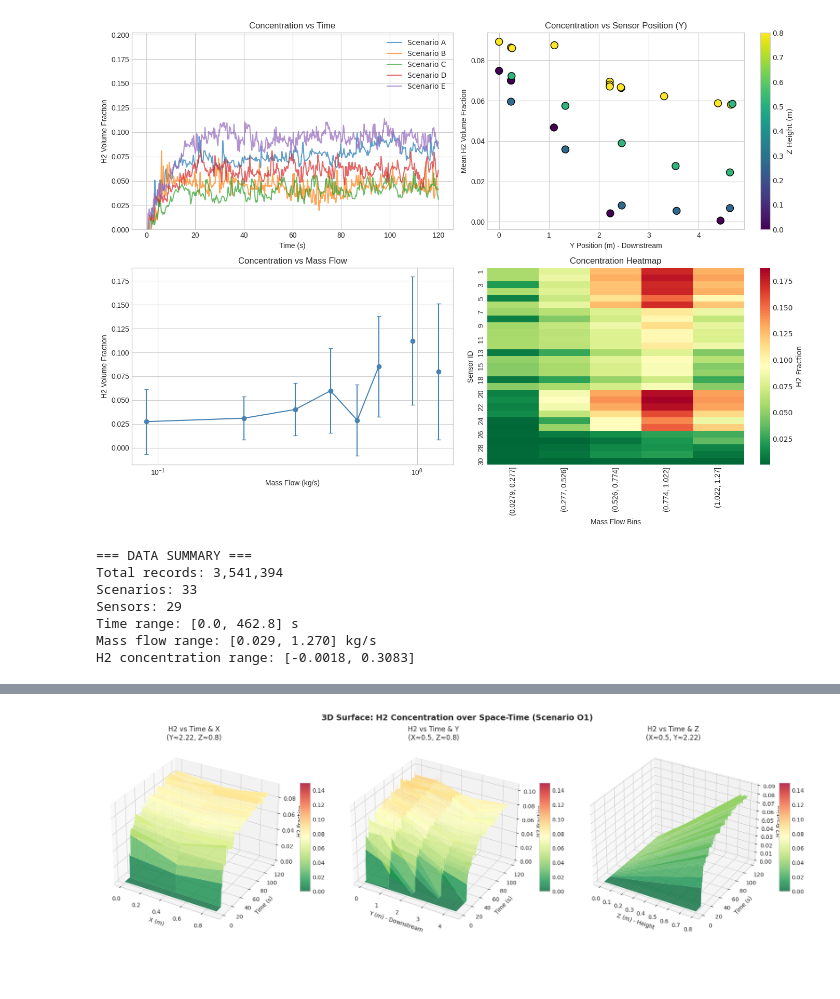
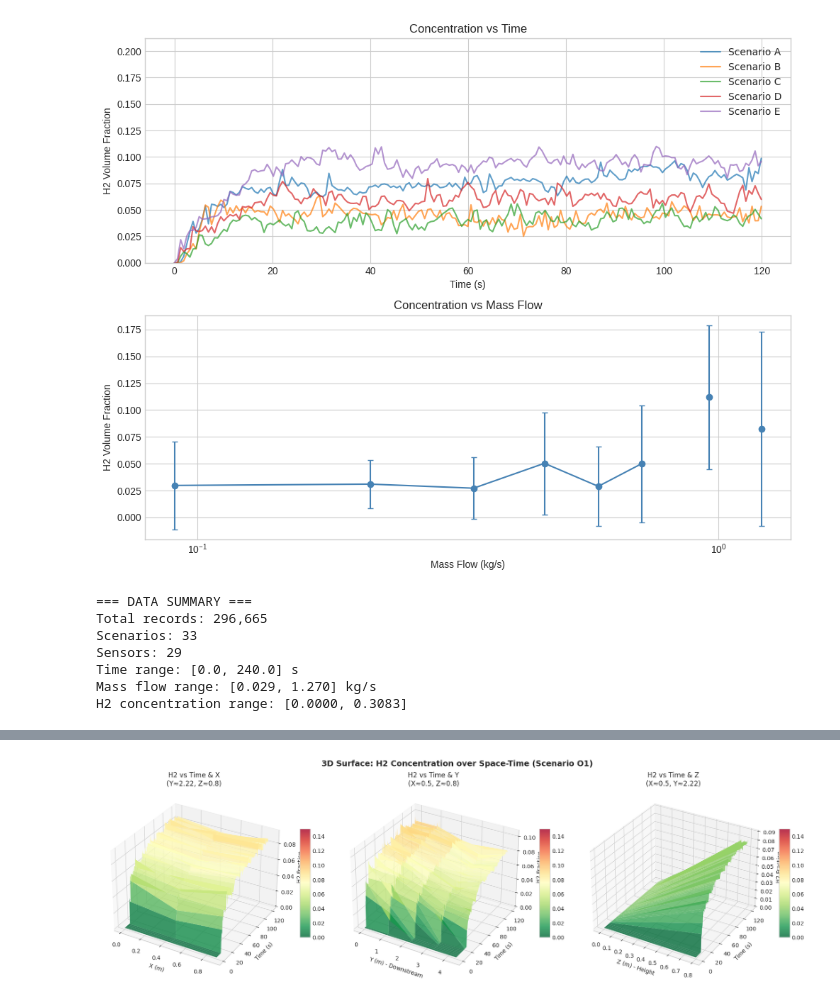
Before and after one commit to nicmig/H2-dispersion-model, a Jupyter notebook: data_analysis.ipynb, the cells around one changed output, grey strips where cells are left out. Saved outputs shown, nothing was run; the diff lists cells and outputs as text; code cells hidden in the pictures; blank space fills up the shorter version.

```diff
--- a/data_analysis.ipynb
+++ b/data_analysis.ipynb
@@ -45,0 +73,20 @@ plt.show()
+# %%
+# CFD scenario histograms
+fig, axes = plt.subplots(2, 5, figsize=(20, 8))
+axes = axes.flatten()
+
+cfd_scenarios = ['A', 'B', 'C', 'D', 'E', 'F', 'G', 'H', 'O1', 'O2']
+
+for idx, scenario in enumerate(cfd_scenarios):
+    ax = axes[idx]
+    df_scenario = df[(df['source'] == 'cfd') & (df['scenario'] == scenario)]
+    log_h2 = np.log(df_scenario['h2_volume_fraction'] + 1e-8)
+
+    ax.hist(log_h2, bins=50, alpha=0.7, edgecolor='black')
+    ax.set_title(f'CFD Scenario {scenario}\n(n={len(df_scenario)}, max={log_h2.max():.3f})')
+    ax.set_xlabel('H2 Volume Fraction')
+    ax.set_ylabel('Count')
+
+plt.tight_layout()
+plt.savefig(data_dir / 'cfd_histograms.png', dpi=150)
+plt.show()
@@ -143,11 +188,11 @@ plt.show()
 # %%
 # Set style
 plt.style.use('seaborn-v0_8-whitegrid')
-fig, axes = plt.subplots(2, 2, figsize=(14, 10))
+fig, axes = plt.subplots(2, 1, figsize=(10, 8))
 # Fix font for H2 subscript
 plt.rcParams['font.family'] = 'DejaVu Sans'
 # 1. Concentration over Time
-ax1 = axes[0, 0]
+ax1 = axes[0]
 for scenario in df['scenario'].unique()[:5]:  # Plot first 5 scenarios
     df_scen = df[df['scenario'] == scenario]
     # Sample one sensor per scenario
@@ -155,66 +200,43 @@ for scenario in df['scenario'].unique()[:5]:  # Plot first 5 scenarios
     df_sensor = df_scen[df_scen['sensor_id'] == sensor]
     ax1.plot(df_sensor['time'], df_sensor['h2_volume_fraction'],
              label=f'Scenario {scenario}', alpha=0.7)
 ax1.set_xlabel('Time (s)')
 ax1.set_ylabel('H2 Volume Fraction')  # Fixed: no subscript
 ax1.set_title('Concentration vs Time')
 ax1.legend()
 ax1.set_ylim(0, df['h2_volume_fraction'].quantile(0.99))
-# 2. Concentration over Sensor Positions (Y-axis, downstream)
-ax2 = axes[0, 1]
-# Get unique sensor positions
-sensor_pos = df[['sensor_id', 'x', 'y', 'z']].drop_duplicates().set_index('sensor_id')
-# Average concentration per sensor across all scenarios/times
-sensor_conc = df.groupby('sensor_id')['h2_volume_fraction'].mean()
-sensor_pos['conc'] = sensor_conc
-scatter = ax2.scatter(sensor_pos['y'], sensor_pos['conc'],
-                     c=sensor_pos['z'], cmap='viridis', s=100, edgecolors='black')
-ax2.set_xlabel('Y Position (m) - Downstream')
-ax2.set_ylabel('Mean H2 Volume Fraction')  # Fixed: no subscript
-ax2.set_title('Concentration vs Sensor Position (Y)')
-plt.colorbar(scatter, ax=ax2, label='Z Height (m)')
+
+
 # 3. Concentration over Mass Flow
-ax3 = axes[1, 0]
+ax3 = axes[1]
 # Bin mass flow for cleaner visualization
 df['mass_flow_bin'] = pd.cut(df['mass_flow'], bins=10)
 massflow_conc = df.groupby('mass_flow_bin', observed=False)['h2_volume_fraction'].agg(['mean', 'std'])
 massflow_centers = [interval.mid for interval in massflow_conc.index]
 ax3.errorbar(massflow_centers, massflow_conc['mean'], yerr=massflow_conc['std'],
             fmt='o-', capsize=3, color='steelblue')
 ax3.set_xlabel('Mass Flow (kg/s)')
-ax3.set_ylabel('H2 Volume Fraction')  # Fixed: no subscript
+ax3.set_ylabel('H2 Volume Fraction')
 ax3.set_title('Concentration vs Mass Flow')
 ax3.set_xscale('log')
-# 4. Heatmap: Concentration by Sensor and Mass Flow
-ax4 = axes[1, 1]
-pivot_data = df.pivot_table(
-    values='h2_volume_fraction',
-    index='sensor_id',
-    columns=pd.cut(df['mass_flow'], bins=5),
-    aggfunc='mean',
-    observed=False
-)
-sns.heatmap(pivot_data, cmap='RdYlGn_r', ax=ax4, cbar_kws={'label': 'H2 Fraction'})
-ax4.set_xlabel('Mass Flow Bins')
-ax4.set_ylabel('Sensor ID')
-ax4.set_title('Concentration Heatmap')
+
 plt.tight_layout()
 plt.savefig('data_analysis_overview.png', dpi=150, bbox_inches='tight')
 plt.show()
 # Summary statistics
 print("\n=== DATA SUMMARY ===")
 print(f"Total records: {len(df):,}")
 print(f"Scenarios: {df['scenario'].nunique()}")
 print(f"Sensors: {df['sensor_id'].nunique()}")
 print(f"Time range: [{df['time'].min():.1f}, {df['time'].max():.1f}] s")
 print(f"Mass flow range: [{df['mass_flow'].min():.3f}, {df['mass_flow'].max():.3f}] kg/s")
 print(f"H2 concentration range: [{df['h2_volume_fraction'].min():.4f}, {df['h2_volume_fraction'].max():.4f}]")
 # %% [output]
-[figure, old version]
+[figure, new version]
 === DATA SUMMARY ===
-Total records: 3,541,394
+Total records: 296,665
 Scenarios: 33
 Sensors: 29
-Time range: [0.0, 462.8] s
+Time range: [0.0, 240.0] s
 Mass flow range: [0.029, 1.270] kg/s
-H2 concentration range: [-0.0018, 0.3083]
+H2 concentration range: [0.0000, 0.3083]
```
Also changed, not shown: parts of 19 cells of this notebook.
